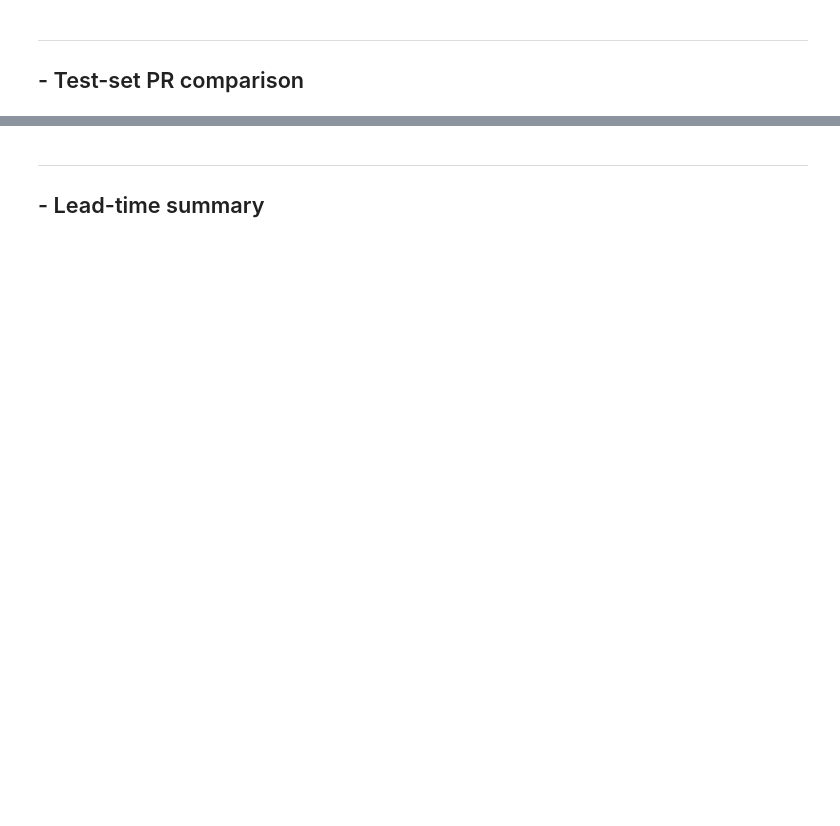
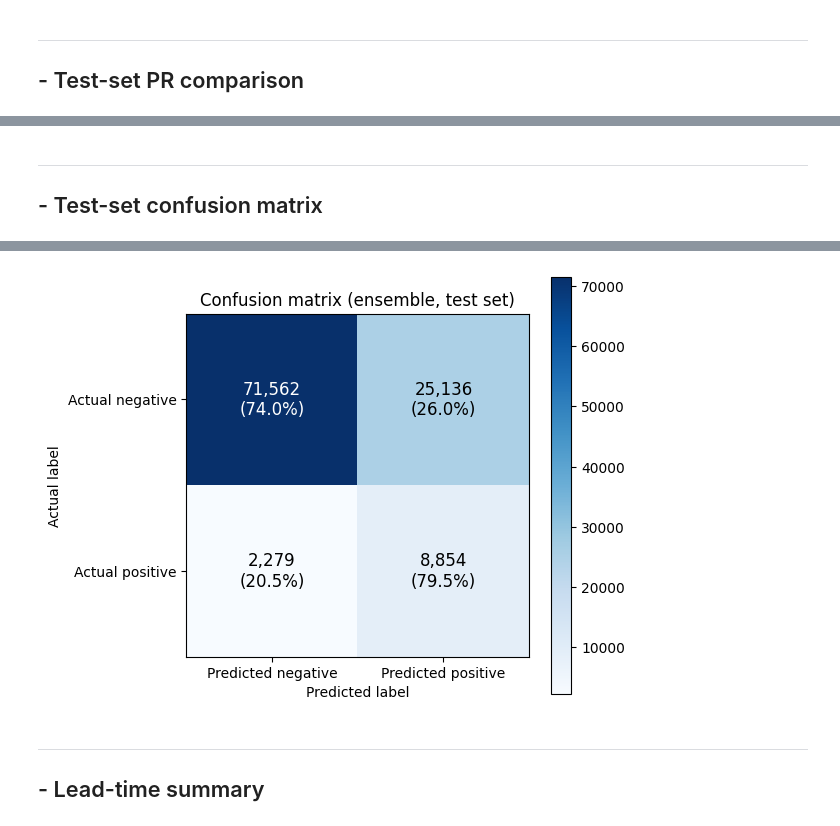
Before and after one commit to Hadyalt/AI_In_Healthcare_Capstone_Project, a Jupyter notebook: main.ipynb, the cells around one changed output, grey strips where cells are left out. Saved outputs shown, nothing was run; the diff lists cells and outputs as text; code cells hidden in the pictures; blank space fills up the shorter version.

```diff
--- a/main.ipynb
+++ b/main.ipynb
@@ -4481,0 +4482,78 @@ Saved ./figures/model_comparison_prc.png
+# %% [markdown]
+---
+## - Test-set confusion matrix
+# %%
+import numpy as np
+import matplotlib.pyplot as plt
+from sklearn.metrics import confusion_matrix
+
+THRESHOLD = threshold_ens
+
+y_test_cm = test_preds["delirium_next_12h"].values.astype(int)
+y_proba = test_preds["ensemble"].values
+y_pred = (y_proba >= THRESHOLD).astype(int)
+
+cm = confusion_matrix(y_test_cm, y_pred)
+tn, fp, fn, tp = cm.ravel()
+n_pos = tp + fn
+n_neg = tn + fp
+n_total = cm.sum()
+
+sensitivity = tp / n_pos
+specificity = tn / n_neg
+precision = tp / (tp + fp)
+fpr = fp / n_neg
+fnr = fn / n_pos
+accuracy = (tp + tn) / n_total
+
+print("Confusion matrix (ensemble, test set, threshold = {:.3f}):\n".format(THRESHOLD))
+print(f"  True positives  (TP): {tp:,}")
+print(f"  False positives (FP): {fp:,}")
+print(f"  True negatives  (TN): {tn:,}")
+print(f"  False negatives (FN): {fn:,}")
+print("\nTotals:")
+print(f"  Positive windows: {n_pos:,}")
+print(f"  Negative windows: {n_neg:,}")
+print(f"  Total windows:    {n_total:,}")
+print("\nDerived rates:")
+print(f"  Sensitivity (recall, TPR): {sensitivity:.3f}")
+print(f"  Specificity (TNR):         {specificity:.3f}")
+print(f"  Precision (PPV):           {precision:.3f}")
+print(f"  False positive rate (FPR): {fpr:.3f}")
+print(f"  False negative rate (FNR): {fnr:.3f}")
+print(f"  Accuracy:                  {accuracy:.3f}")
+
+# Confusion matrix figure
+fig, ax = plt.subplots(figsize=(6, 5))
+im = ax.imshow(cm, cmap="Blues")
+
+ax.set_xticks([0, 1])
+ax.set_yticks([0, 1])
+ax.set_xticklabels(["Predicted negative", "Predicted positive"])
+ax.set_yticklabels(["Actual negative", "Actual positive"])
+
+# Annotate each cell with count and row percentage
+for i in range(2):
+    for j in range(2):
+        count = cm[i, j]
+        row_total = cm[i].sum()
+        pct = count / row_total * 100
+        text_color = "white" if count > cm.max() / 2 else "black"
+        ax.text(
+            j,
+            i,
+            f"{count:,}\n({pct:.1f}%)",
+            ha="center",
+            va="center",
+            color=text_color,
+            fontsize=12,
+        )
+
+ax.set_xlabel("Predicted label")
+ax.set_ylabel("Actual label")
+ax.set_title("Confusion matrix (ensemble, test set)")
+plt.colorbar(im, ax=ax)
+plt.tight_layout()
+save_fig("confusion_matrix")
+plt.show()
+# %% [output]
@@ -4482,3 +4580,4 @@ Saved ./figures/model_comparison_prc.png
+[figure, added]
 # %% [markdown]
 ---
 ## - Lead-time summary
```
Also changed, not shown: parts of 31 cells of this notebook, 18 other files.
